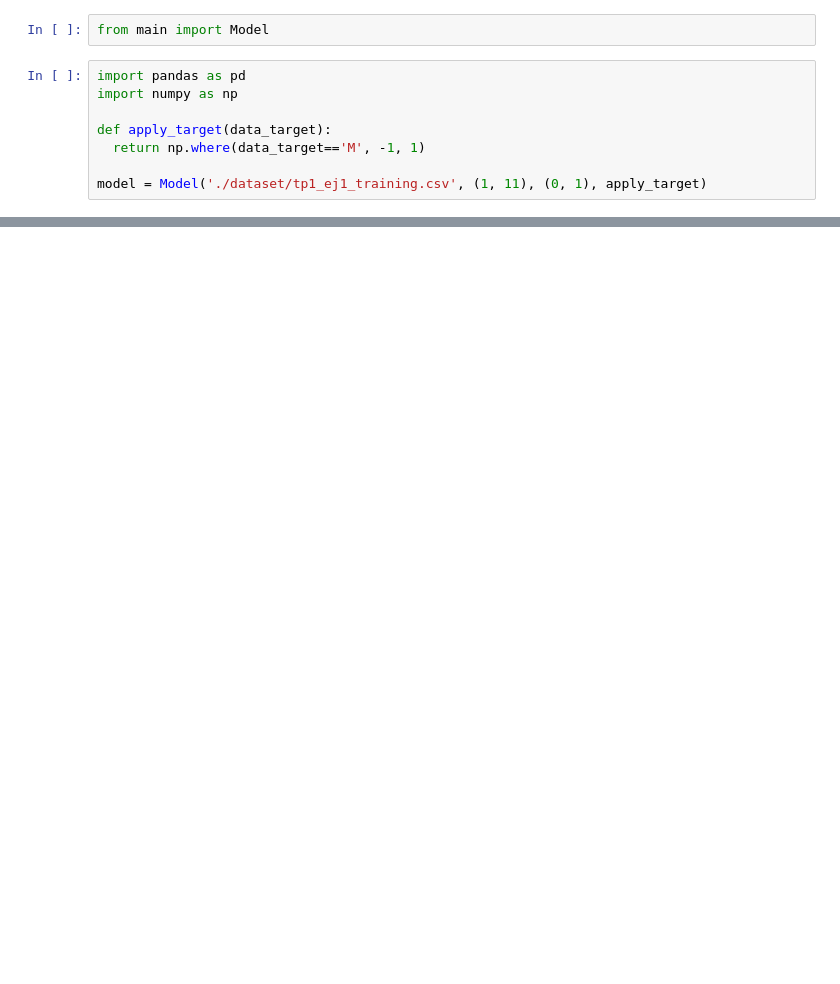
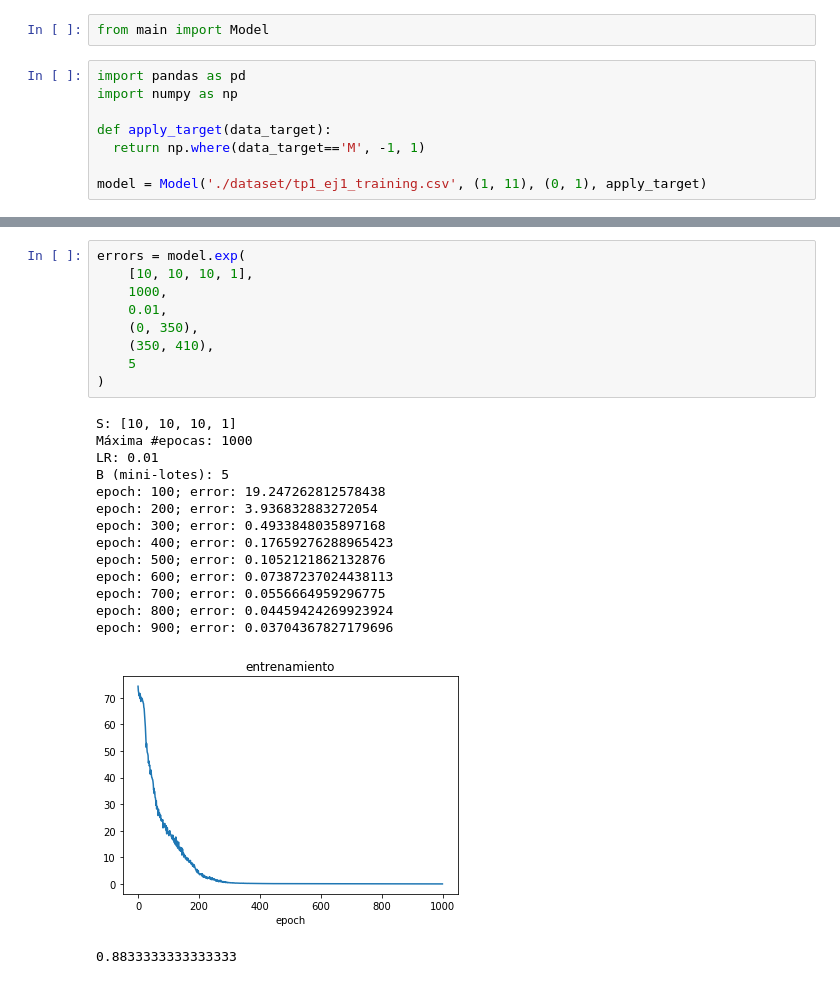
Before and after one commit to joaconafta/RedNeu-TP1, a Jupyter notebook: exp_ej1.ipynb, the cells around one changed output, grey strips where cells are left out. Drawn from its saved outputs; the diff is of its cells as text; blank space fills up the shorter version.

```diff
--- a/exp_ej1.ipynb
+++ b/exp_ej1.ipynb
@@ -31,0 +90,25 @@ epoch 900 - error 1.9088391947940067/200
+# %%
+errors = model.exp(
+    [10, 10, 10, 1],
+    1000,
+    0.01,
+    (0, 350),
+    (350, 410),
+    5
+)
+# %% [output]
+S: [10, 10, 10, 1]
+Máxima #epocas: 1000
+LR: 0.01
+B (mini-lotes): 5
+epoch: 100; error: 19.247262812578438
+epoch: 200; error: 3.936832883272054
+epoch: 300; error: 0.4933848035897168
+epoch: 400; error: 0.17659276288965423
+epoch: 500; error: 0.1052121862132876
+epoch: 600; error: 0.07387237024438113
+epoch: 700; error: 0.0556664959296775
+epoch: 800; error: 0.04459424269923924
+epoch: 900; error: 0.03704367827179696
+[figure, added]
+0.8833333333333333
```
Also changed, not shown: parts of 13 cells of this notebook, 1 other file.
